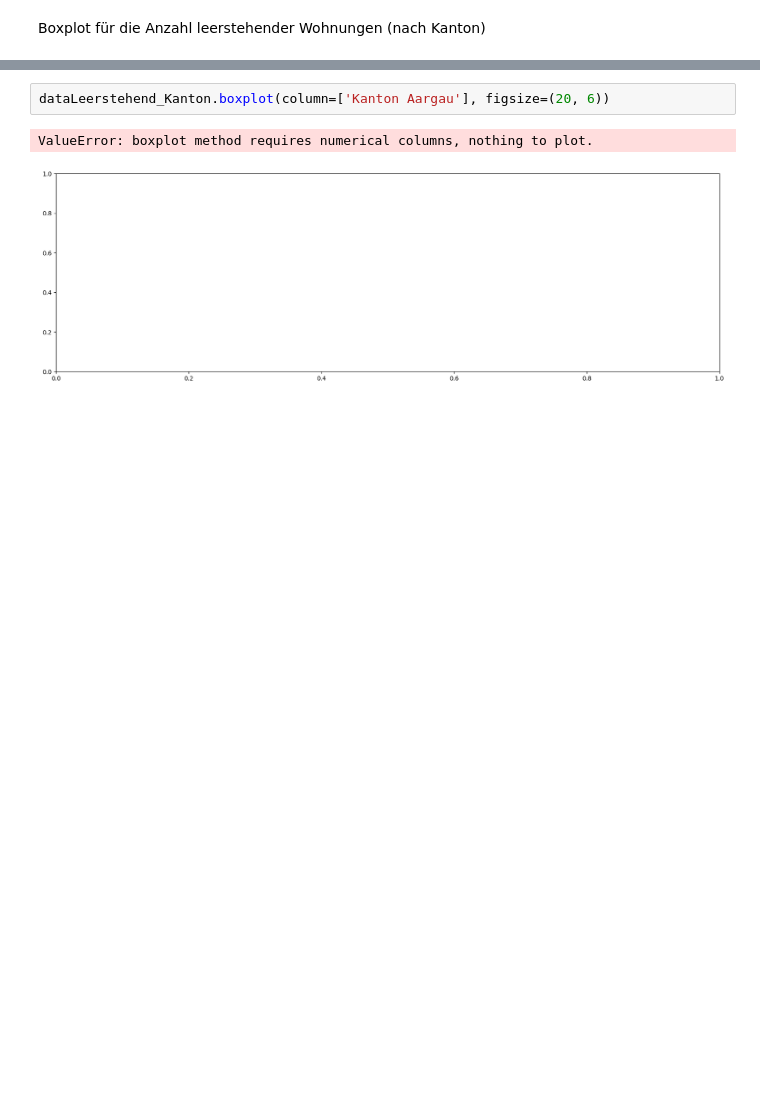
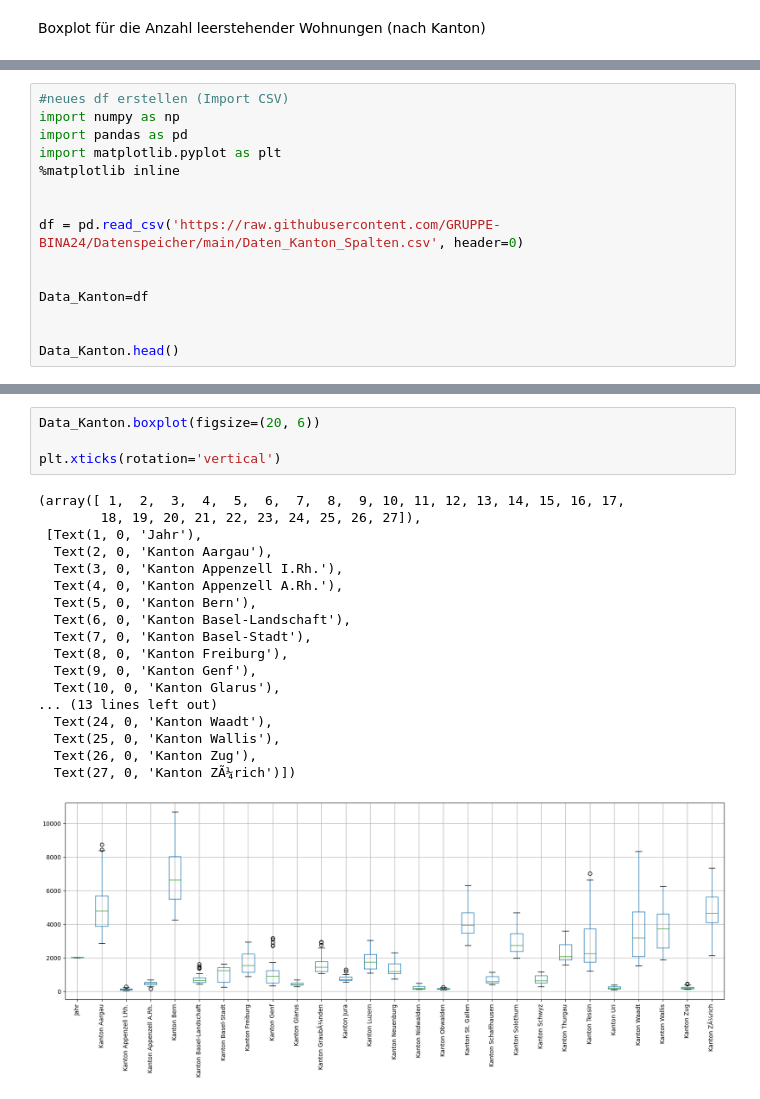
Before and after one commit to GRUPPE-BINA24/Datenspeicher, a Jupyter notebook: Kopie_von_Semesterarbeit_BINA.ipynb, the cells around one changed output, grey strips where cells are left out. Cells and saved outputs as stored; diff of their text form; blank space fills up the shorter version.

Commit message:
Boxplot nach Kanton eingefügt

```diff
--- a/Kopie_von_Semesterarbeit_BINA.ipynb
+++ b/Kopie_von_Semesterarbeit_BINA.ipynb
@@ -201,0 +164,15 @@ KeyError: '[1] not found in axis'
+# %%
+#neues df erstellen (Import CSV)
+import numpy as np
+import pandas as pd
+import matplotlib.pyplot as plt
+%matplotlib inline
+
+
+df = pd.read_csv('https://raw.githubusercontent.com/GRUPPE-BINA24/Datenspeicher/main/Daten_Kanton_Spalten.csv', header=0)
+
+
+Data_Kanton=df
+
+
+Data_Kanton.head()
@@ -202,5 +187,23 @@ KeyError: '[1] not found in axis'
 # %%
-dataLeerstehend_Kanton.boxplot(column=['Kanton Aargau'], figsize=(20, 6))
+Data_Kanton.boxplot(figsize=(20, 6))
+
+plt.xticks(rotation='vertical')
 # %% [output]
-ValueError: boxplot method requires numerical columns, nothing to plot.
+(array([ 1,  2,  3,  4,  5,  6,  7,  8,  9, 10, 11, 12, 13, 14, 15, 16, 17,
+        18, 19, 20, 21, 22, 23, 24, 25, 26, 27]),
+ [Text(1, 0, 'Jahr'),
+  Text(2, 0, 'Kanton Aargau'),
+  Text(3, 0, 'Kanton Appenzell I.Rh.'),
+  Text(4, 0, 'Kanton Appenzell A.Rh.'),
+  Text(5, 0, 'Kanton Bern'),
+  Text(6, 0, 'Kanton Basel-Landschaft'),
+  Text(7, 0, 'Kanton Basel-Stadt'),
+  Text(8, 0, 'Kanton Freiburg'),
+  Text(9, 0, 'Kanton Genf'),
+  Text(10, 0, 'Kanton Glarus'),
+... (13 lines left out)
+  Text(24, 0, 'Kanton Waadt'),
+  Text(25, 0, 'Kanton Wallis'),
+  Text(26, 0, 'Kanton Zug'),
+  Text(27, 0, 'Kanton ZÃ¼rich')])
-[figure, old version]
+[figure, new version]
```
Also changed, not shown: parts of 5 cells of this notebook.
